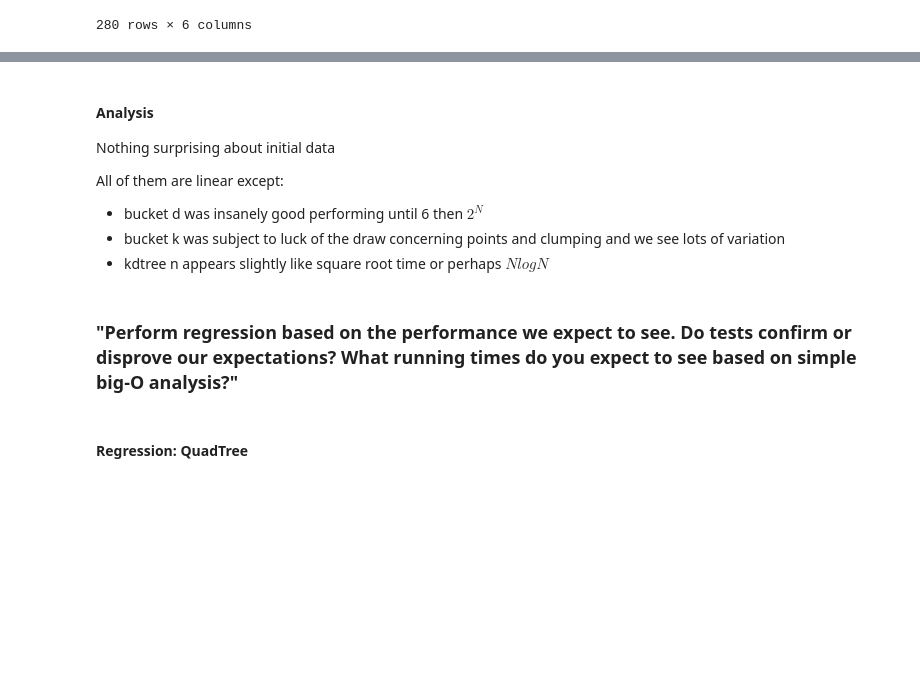
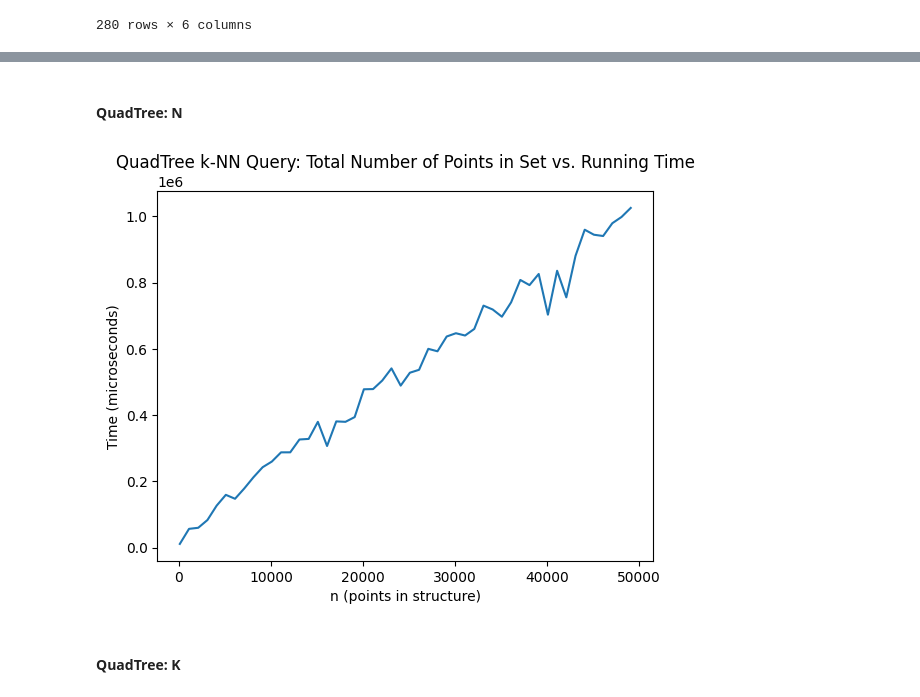
Before and after one commit to jake-dame/CS6017, a Jupyter notebook: HW_4/HW_4_Analysis.ipynb, the cells around one changed output, grey strips where cells are left out. Saved outputs shown, nothing was run; the diff lists cells and outputs as text; code cells hidden in the pictures; blank space fills up the shorter version.

Commit message:
main: add Homework 4 additional analysis

```diff
--- a/HW_4/HW_4_Analysis.ipynb
+++ b/HW_4/HW_4_Analysis.ipynb
@@ -124,13 +52,16 @@ plt.plot(df_bucket_k['k'], df_bucket_k['usecs'])
-# %% [markdown]
-#### Analysis
-
-Nothing surprising about initial data
-
-All of them are linear except:
-- bucket d was insanely good performing until 6 then $2^N$
-- bucket k was subject to luck of the draw concerning points and clumping and we see lots of variation
-- kdtree n appears slightly like square root time or perhaps $NlogN$
-# %% [markdown]
-### "Perform regression based on the performance we expect to see. Do tests confirm or disprove our expectations? What running times do you expect to see based on simple big-O analysis?"
-# %% [markdown]
-#### Regression: QuadTree
+# %% [markdown]
+#### QuadTree: N
+# %%
+df_quad_n = df[ (df['datastructure'] == 'QuadTree') & (df['test'] == 'n') ]
+
+plt.plot(df_quad_n['n'], df_quad_n['usecs'])
+
+plt.xlabel('n (points in structure)')
+plt.ylabel('Time (microseconds)')
+plt.title('QuadTree k-NN Query: Total Number of Points in Set vs. Running Time')
+
+plt.show()
+# %% [output]
+[figure, added]
+# %% [markdown]
+#### QuadTree: K
```
Also changed, not shown: parts of 46 cells of this notebook.
